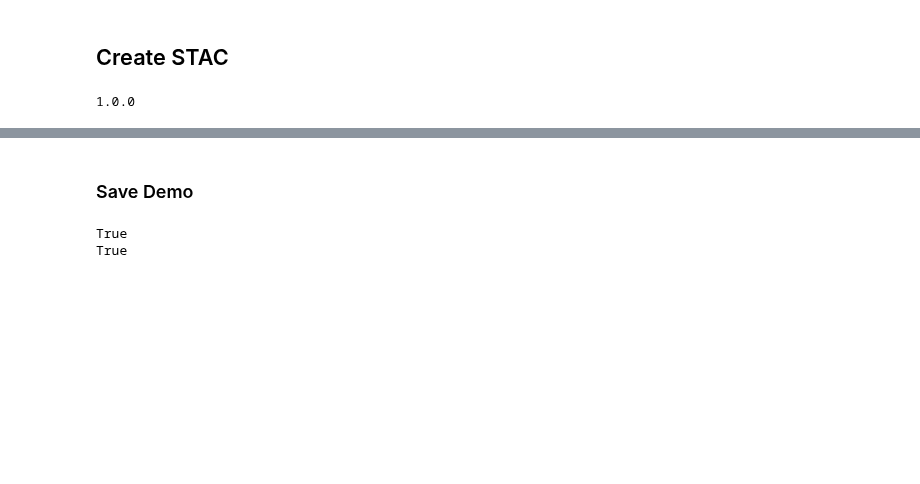
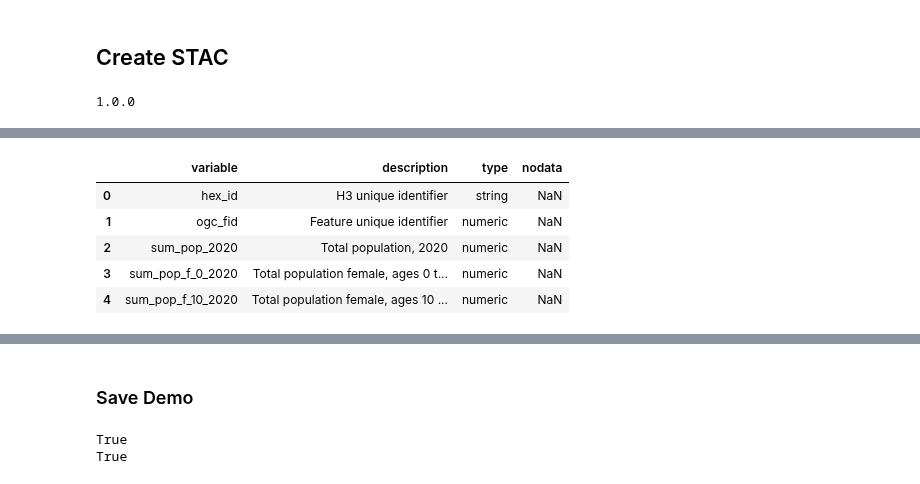
Before and after one commit to worldbank/DECAT_Space2Stats, a Jupyter notebook: notebooks/METADATA/metadata.ipynb, the cells around one changed output, grey strips where cells are left out. Cells and saved outputs as stored; diff of their text form; code cells hidden in the pictures; blank space fills up the shorter version.

Commit message:
update metadata files

```diff
--- a/notebooks/METADATA/metadata.ipynb
+++ b/notebooks/METADATA/metadata.ipynb
@@ -183,0 +50,6 @@ catalog = Catalog(
+# %%
+overview = pd.read_excel("Space2Stats Metadata Content.xlsx", sheet_name="DDH Dataset", index_col="Field")
+nada = pd.read_excel("Space2Stats Metadata Content.xlsx", sheet_name="NADA", index_col="Field")
+feature_catalog = pd.read_excel("Space2Stats Metadata Content.xlsx", sheet_name="Feature Catalog")
+sources = pd.read_excel("Space2Stats Metadata Content.xlsx", sheet_name="Sources")
+sources.loc[:, "Variables"] = sources.apply(lambda x: ast.literal_eval(x['Variables']), axis=1)
@@ -183,0 +76,9 @@ catalog = Catalog(
+# %%
+feature_catalog.head()
+# %% [output]
+|  | variable | description | type | nodata |
+| 0 | hex_id | H3 unique identifier | string | NaN |
+| 1 | ogc_fid | Feature unique identifier | numeric | NaN |
+| 2 | sum_pop_2020 | Total population, 2020 | numeric | NaN |
+| 3 | sum_pop_f_0_2020 | Total population female, ages 0 t... | numeric | NaN |
+| 4 | sum_pop_f_10_2020 | Total population female, ages 10 ... | numeric | NaN |
```
Also changed, not shown: parts of 56 cells of this notebook, 6 other files.
